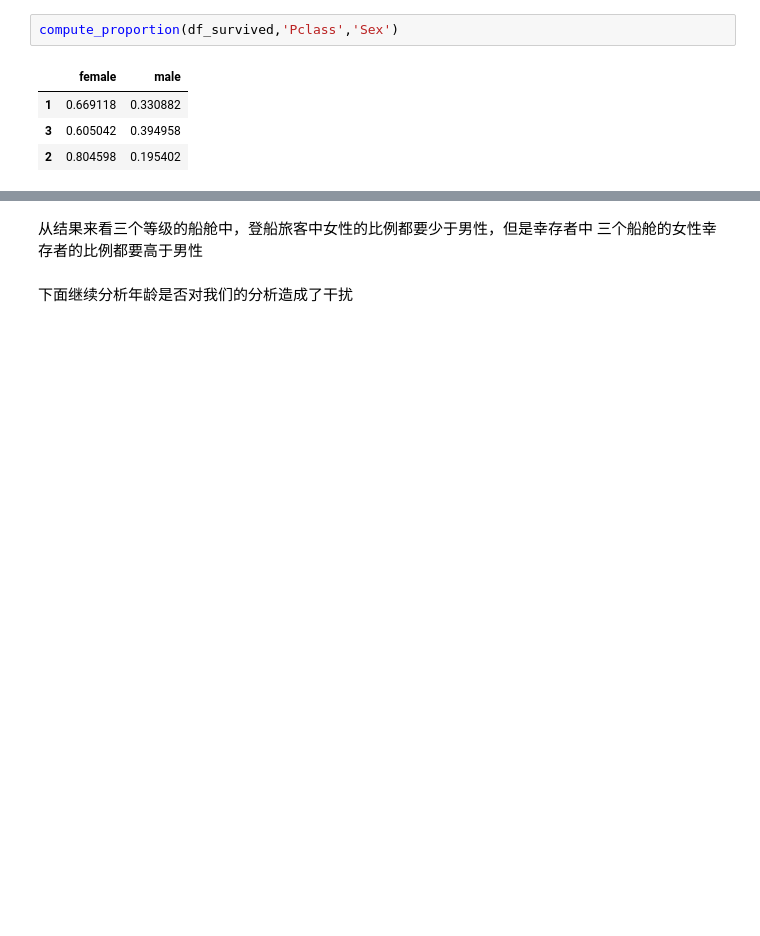
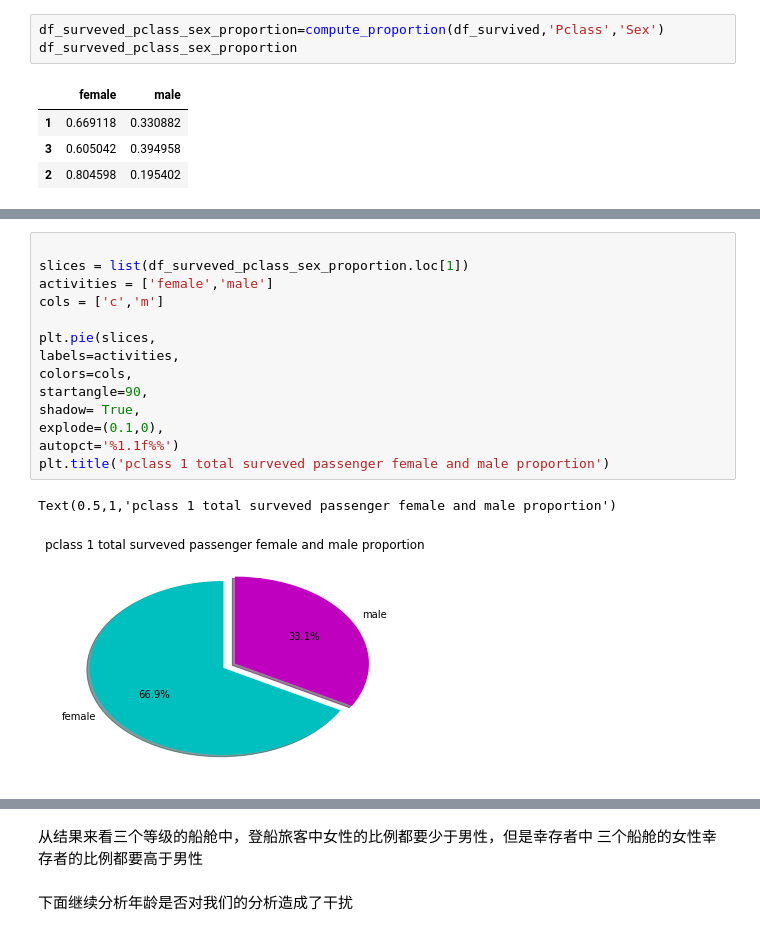
Before and after one commit to dedlous/data_wrangling, a Jupyter notebook: titanic-data_wrangle.ipynb, the cells around one changed output, grey strips where cells are left out. Saved outputs shown, nothing was run; the diff lists cells and outputs as text; blank space fills up the shorter version.

```diff
--- a/titanic-data_wrangle.ipynb
+++ b/titanic-data_wrangle.ipynb
@@ -84,5 +109,6 @@ compute_proportion(df,'Pclass','Sex')
 # %%
-compute_proportion(df_survived,'Pclass','Sex')
+df_surveved_pclass_sex_proportion=compute_proportion(df_survived,'Pclass','Sex')
+df_surveved_pclass_sex_proportion
 # %% [output]
 |  | female | male |
 | 1 | 0.669118 | 0.330882 |
@@ -90,0 +133,17 @@ compute_proportion(df_survived,'Pclass','Sex')
+# %%
+
+slices = list(df_surveved_pclass_sex_proportion.loc[1])
+activities = ['female','male']
+cols = ['c','m']
+
+plt.pie(slices,
+labels=activities,
+colors=cols,
+startangle=90,
+shadow= True,
+explode=(0.1,0),
+autopct='%1.1f%%')
+plt.title('pclass 1 total surveved passenger female and male proportion')
+# %% [output]
+Text(0.5,1,'pclass 1 total surveved passenger female and male proportion')
+[figure, added]
```
Also changed, not shown: parts of 50 cells of this notebook, 1 other file.
